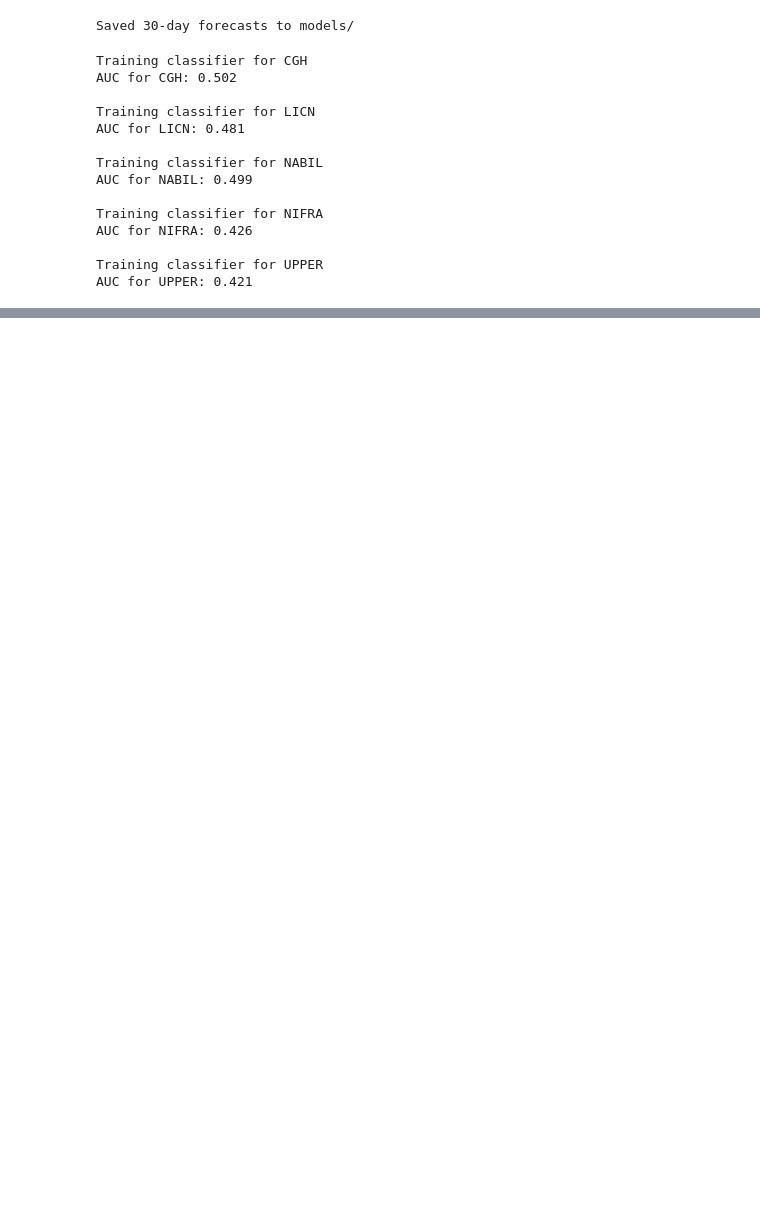
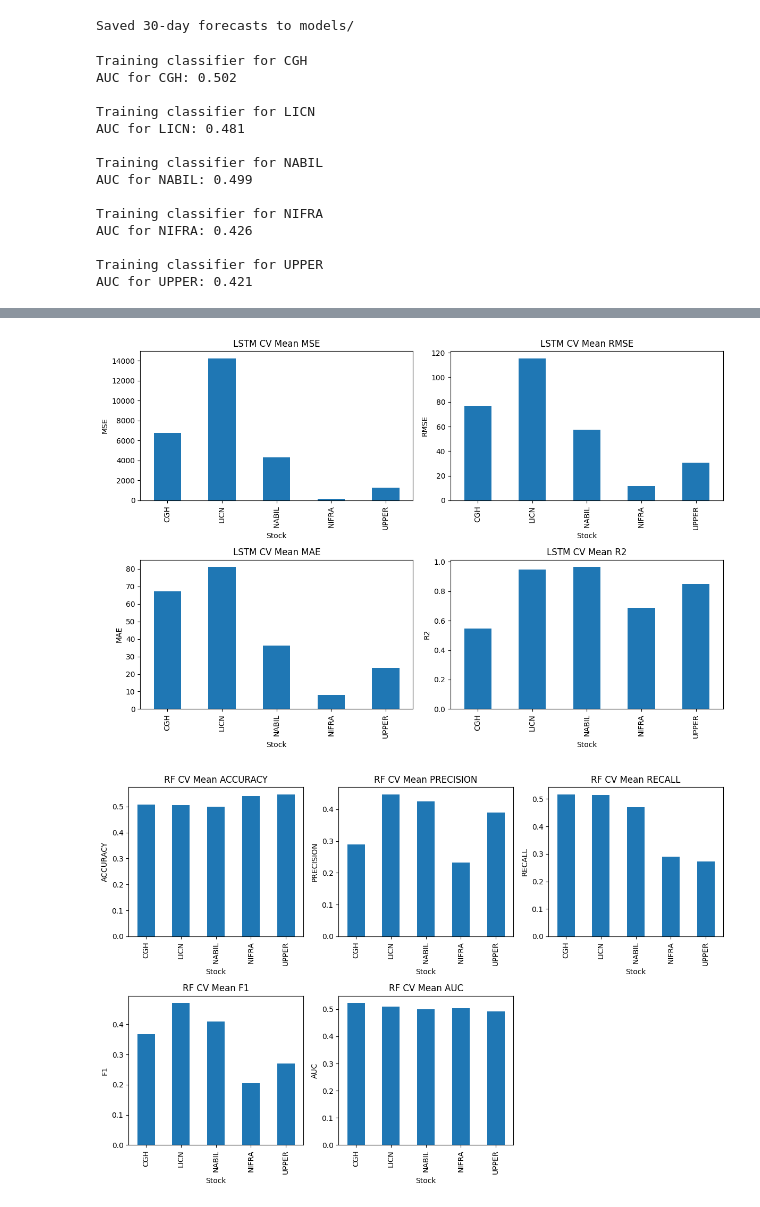
Before and after one commit to samikshya-aw/Stock-Price-Prediction, a Jupyter notebook: train.ipynb, the cells around one changed output, grey strips where cells are left out. Cells and saved outputs as stored; diff of their text form; code cells hidden in the pictures; blank space fills up the shorter version.

```diff
--- a/train.ipynb
+++ b/train.ipynb
@@ -266,0 +415,77 @@ AUC for UPPER: 0.421
+# %%
+# Visualize CV results (means per stock + per-fold trends)
+lstm_cv_rows = []
+rf_cv_rows = []
+lstm_fold_rows = []
+rf_fold_rows = []
+
+for stock in STOCKS:
+    with open(f"{METRIC_DIR}/{stock}_lstm_cv.json", "r") as f:
+        lstm_cv = json.load(f)
+    with open(f"{METRIC_DIR}/{stock}_rf_cv.json", "r") as f:
+        rf_cv = json.load(f)
+
+    lstm_cv_rows.append({"Stock": stock, **lstm_cv["mean"]})
+    rf_cv_rows.append({"Stock": stock, **rf_cv["mean"]})
+
+    for fold in lstm_cv["folds"]:
+        lstm_fold_rows.append({"Stock": stock, **fold})
+    for fold in rf_cv["folds"]:
+        rf_fold_rows.append({"Stock": stock, **fold})
+
+lstm_cv_df = pd.DataFrame(lstm_cv_rows).set_index("Stock")
+rf_cv_df = pd.DataFrame(rf_cv_rows).set_index("Stock")
+lstm_folds_df = pd.DataFrame(lstm_fold_rows)
+rf_folds_df = pd.DataFrame(rf_fold_rows)
+
+# Mean bars (LSTM)
+fig, axes = plt.subplots(2, 2, figsize=(12, 8))
+for ax, metric in zip(axes.ravel(), ["mse", "rmse", "mae", "r2"]):
+    lstm_cv_df[metric].plot(kind="bar", ax=ax, title=f"LSTM CV Mean {metric.upper()}")
+    ax.set_xlabel("Stock")
+    ax.set_ylabel(metric.upper())
+plt.tight_layout()
+plt.show()
+
+# Mean bars (RF)
+fig, axes = plt.subplots(2, 3, figsize=(12, 8))
+metrics = ["accuracy", "precision", "recall", "f1", "auc"]
+for ax, metric in zip(axes.ravel(), metrics):
+    rf_cv_df[metric].plot(kind="bar", ax=ax, title=f"RF CV Mean {metric.upper()}")
+    ax.set_xlabel("Stock")
+    ax.set_ylabel(metric.upper())
+for ax in axes.ravel()[len(metrics):]:
+    ax.axis("off")
+plt.tight_layout()
+plt.show()
+
+# Per-fold trends (LSTM)
+fig, axes = plt.subplots(2, 2, figsize=(12, 8))
+for ax, metric in zip(axes.ravel(), ["mse", "rmse", "mae", "r2"]):
+    for stock in STOCKS:
+        stock_data = lstm_folds_df[lstm_folds_df["Stock"] == stock]
+        ax.plot(stock_data["fold"], stock_data[metric], marker="o", label=stock)
+    ax.set_title(f"LSTM CV {metric.upper()} per Fold")
+    ax.set_xlabel("Fold")
+    ax.set_ylabel(metric.upper())
+    ax.legend(fontsize="small")
+plt.tight_layout()
+plt.show()
+
+# Per-fold trends (RF)
+fig, axes = plt.subplots(2, 3, figsize=(12, 8))
+for ax, metric in zip(axes.ravel(), metrics):
+    for stock in STOCKS:
+        stock_data = rf_folds_df[rf_folds_df["Stock"] == stock]
+        ax.plot(stock_data["fold"], stock_data[metric], marker="o", label=stock)
+    ax.set_title(f"RF CV {metric.upper()} per Fold")
+    ax.set_xlabel("Fold")
+    ax.set_ylabel(metric.upper())
+    ax.legend(fontsize="small")
+for ax in axes.ravel()[len(metrics):]:
+    ax.axis("off")
+plt.tight_layout()
+plt.show()
+# %% [output]
+[figure, added]
+[figure, added]
```
Also changed, not shown: parts of 6 cells of this notebook, 44 other files.
